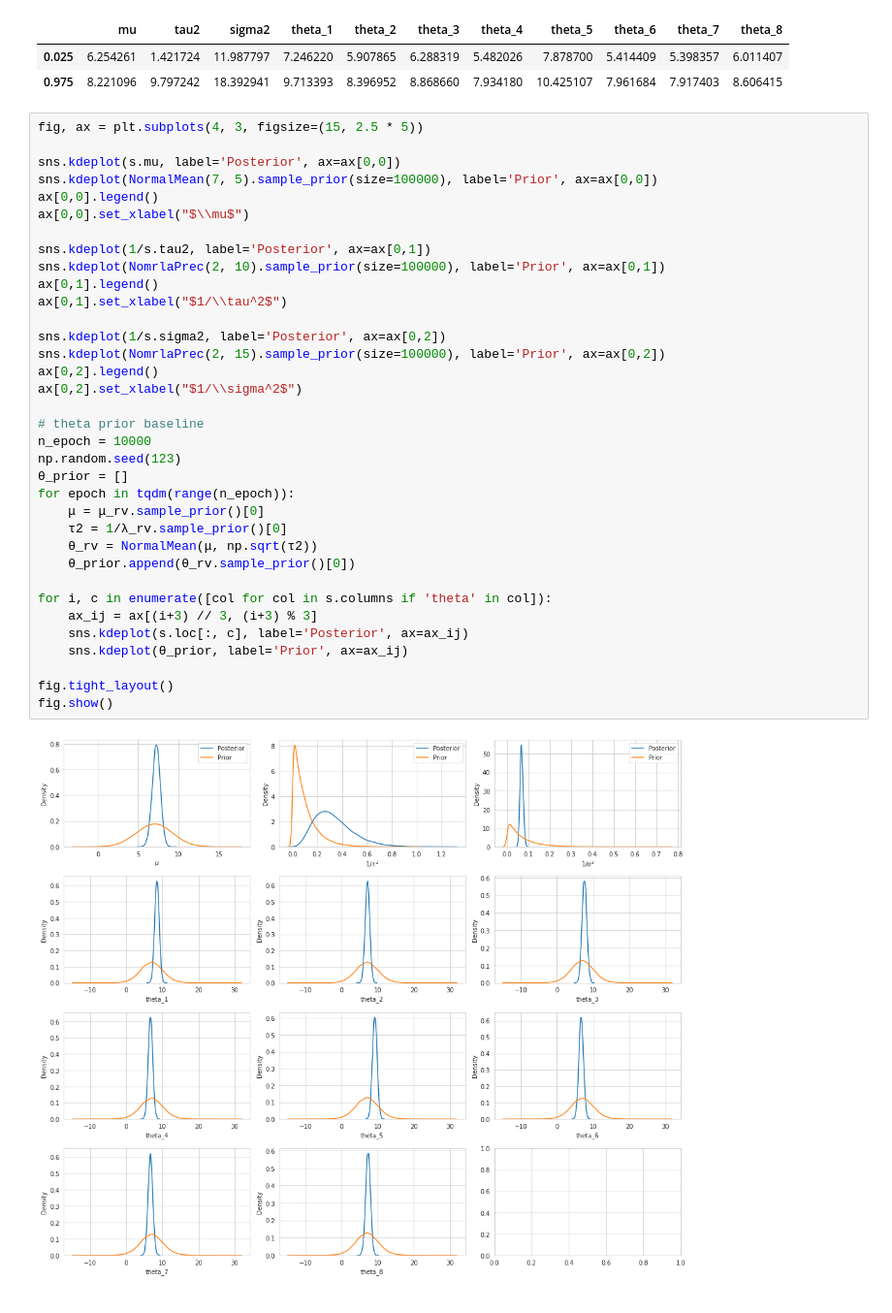
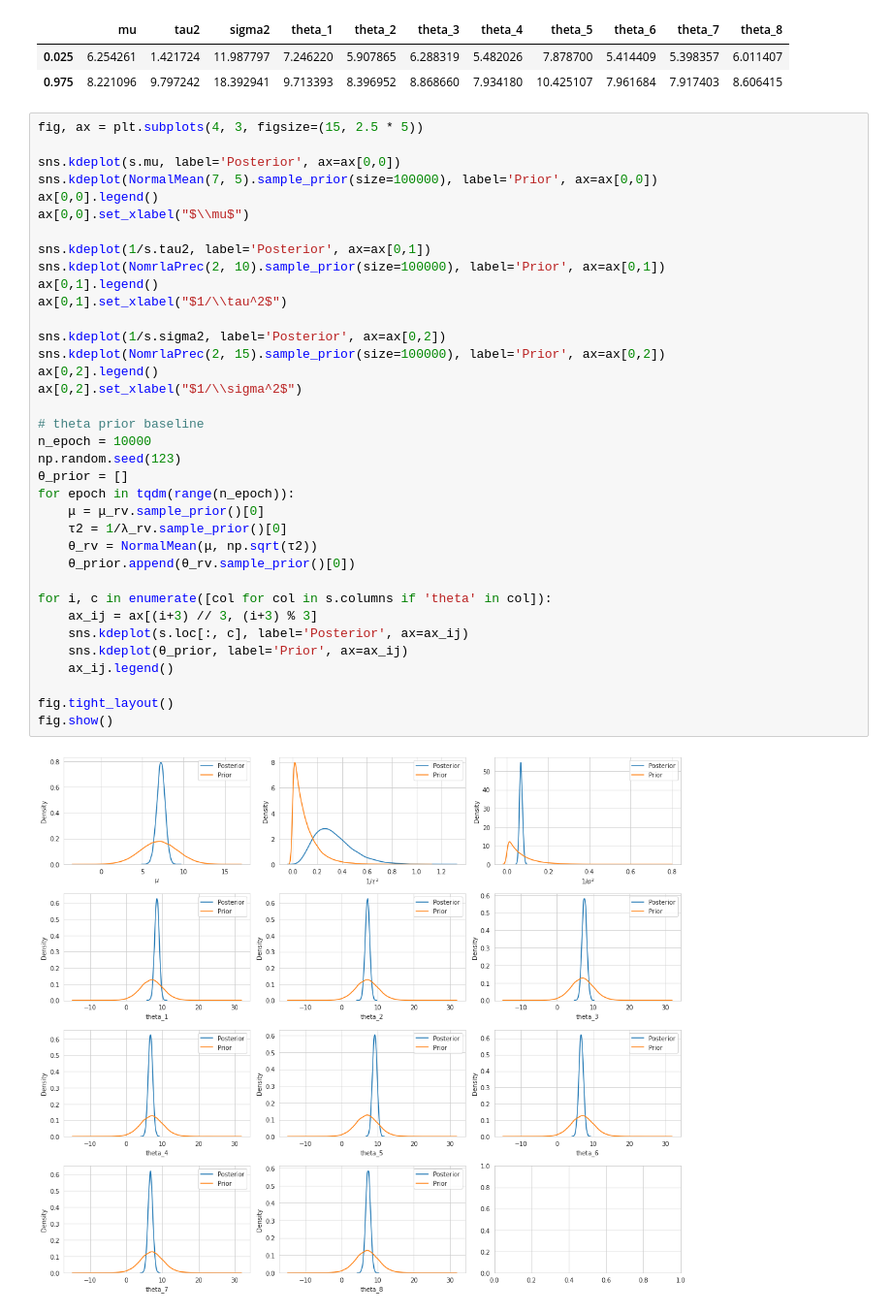
Before and after one commit to WHITSNAK/sta_602, a Jupyter notebook: hw11/hw11 8.3.ipynb, the cells around one changed output. Shown at 97% size. Saved outputs shown, nothing was run; the diff lists cells and outputs as text.

```diff
--- a/hw11/hw11 8.3.ipynb
+++ b/hw11/hw11 8.3.ipynb
@@ -159,31 +159,32 @@ ax[0,0].legend()
 ax[0,0].set_xlabel("$\\mu$")
 
 sns.kdeplot(1/s.tau2, label='Posterior', ax=ax[0,1])
 sns.kdeplot(NomrlaPrec(2, 10).sample_prior(size=100000), label='Prior', ax=ax[0,1])
 ax[0,1].legend()
 ax[0,1].set_xlabel("$1/\\tau^2$")
 
 sns.kdeplot(1/s.sigma2, label='Posterior', ax=ax[0,2])
 sns.kdeplot(NomrlaPrec(2, 15).sample_prior(size=100000), label='Prior', ax=ax[0,2])
 ax[0,2].legend()
 ax[0,2].set_xlabel("$1/\\sigma^2$")
 
 # theta prior baseline
 n_epoch = 10000
 np.random.seed(123)
 θ_prior = []
 for epoch in tqdm(range(n_epoch)):
     μ = μ_rv.sample_prior()[0]
     τ2 = 1/λ_rv.sample_prior()[0]
     θ_rv = NormalMean(μ, np.sqrt(τ2))
     θ_prior.append(θ_rv.sample_prior()[0])
 
 for i, c in enumerate([col for col in s.columns if 'theta' in col]):
     ax_ij = ax[(i+3) // 3, (i+3) % 3]
     sns.kdeplot(s.loc[:, c], label='Posterior', ax=ax_ij)
     sns.kdeplot(θ_prior, label='Prior', ax=ax_ij)
+    ax_ij.legend()
 
 fig.tight_layout()
 fig.show()
 # %% [output]
-[figure, old version]
+[figure, new version]
```
Also changed, not shown: 1 other file.
